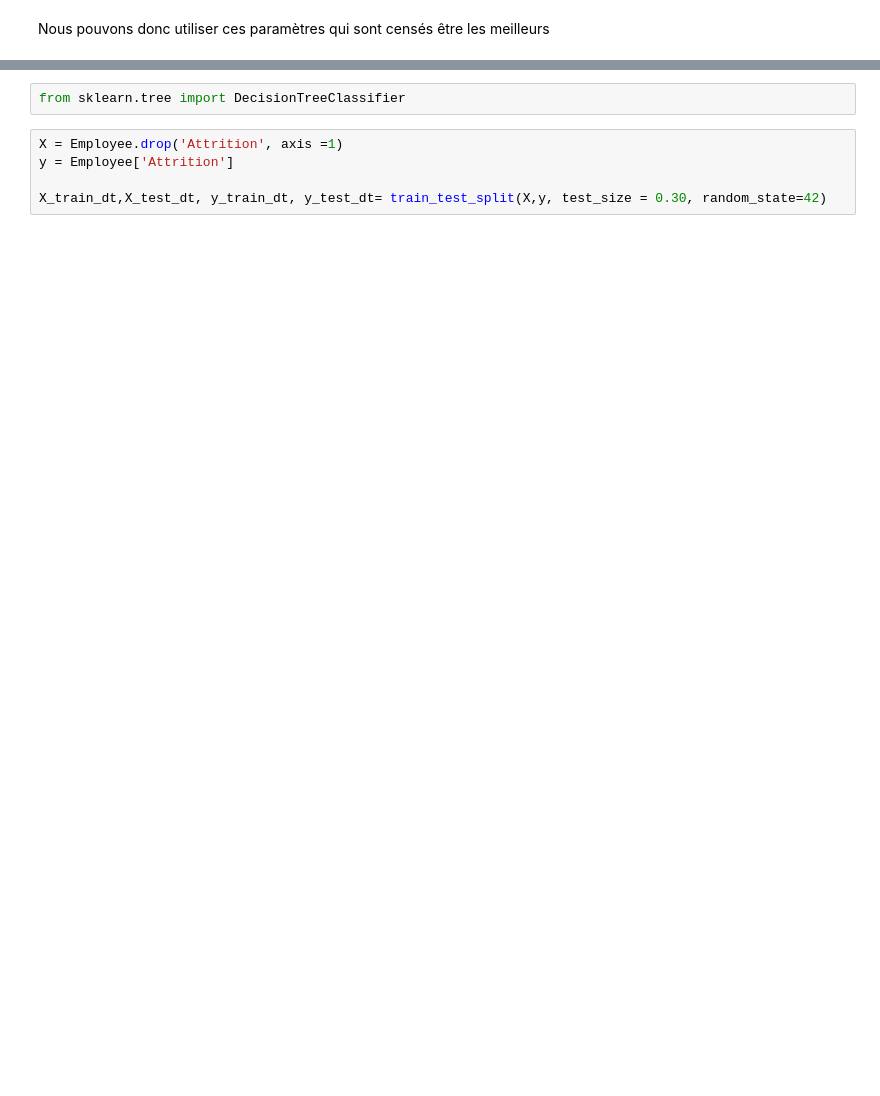
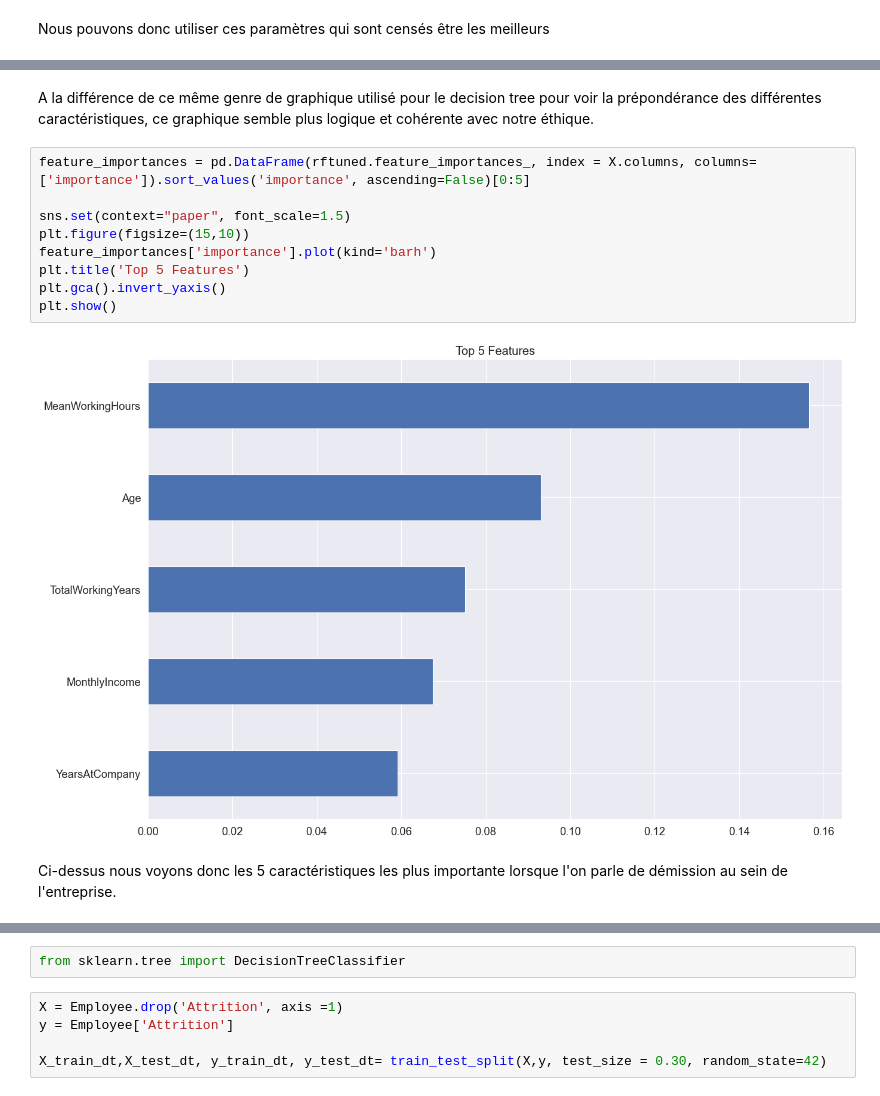
Before and after one commit to Lyderic17/blocAI, a Jupyter notebook: Projet.ipynb, the cells around one changed output, grey strips where cells are left out. Cells and saved outputs as stored; diff of their text form; blank space fills up the shorter version.

```diff
--- a/Projet.ipynb
+++ b/Projet.ipynb
@@ -922,3 +996,19 @@ print('Recall: ', rftunedrecall)
+# %% [markdown]
+A la différence de ce même genre de graphique utilisé pour le decision tree pour voir la prépondérance des différentes caractéristiques, ce graphique semble plus logique et cohérente avec notre éthique.
+# %%
+feature_importances = pd.DataFrame(rftuned.feature_importances_, index = X.columns, columns=['importance']).sort_values('importance', ascending=False)[0:5]
+
+sns.set(context="paper", font_scale=1.5)
+plt.figure(figsize=(15,10))
+feature_importances['importance'].plot(kind='barh')
+plt.title('Top 5 Features')
+plt.gca().invert_yaxis()
+plt.show()
+# %% [output]
+[figure, added]
+# %% [markdown]
+Ci-dessus nous voyons donc les 5 caractéristiques les plus importante lorsque l'on parle de démission
+au sein de l'entreprise.
 # %%
 sns.set(context="paper", font_scale=1.5)
 
```
Also changed, not shown: parts of 57 cells of this notebook.
